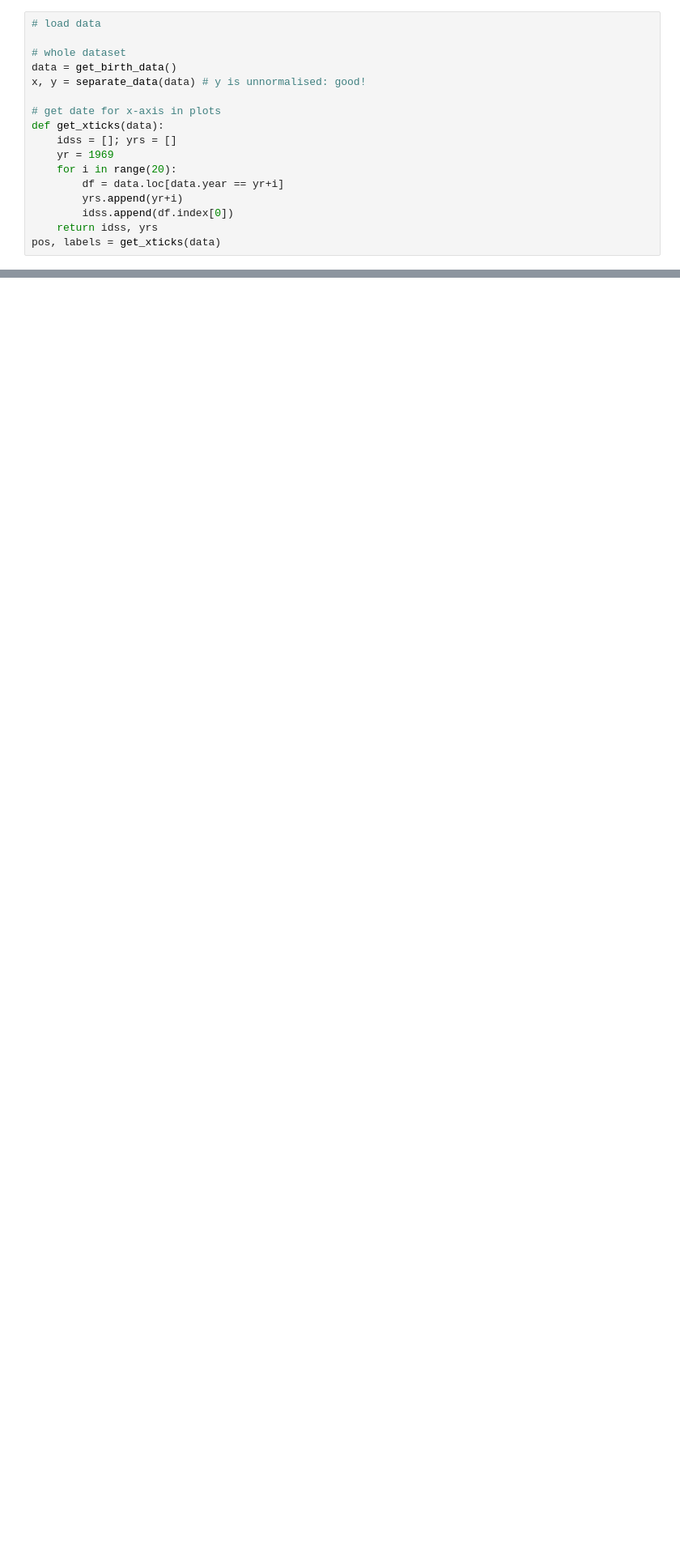
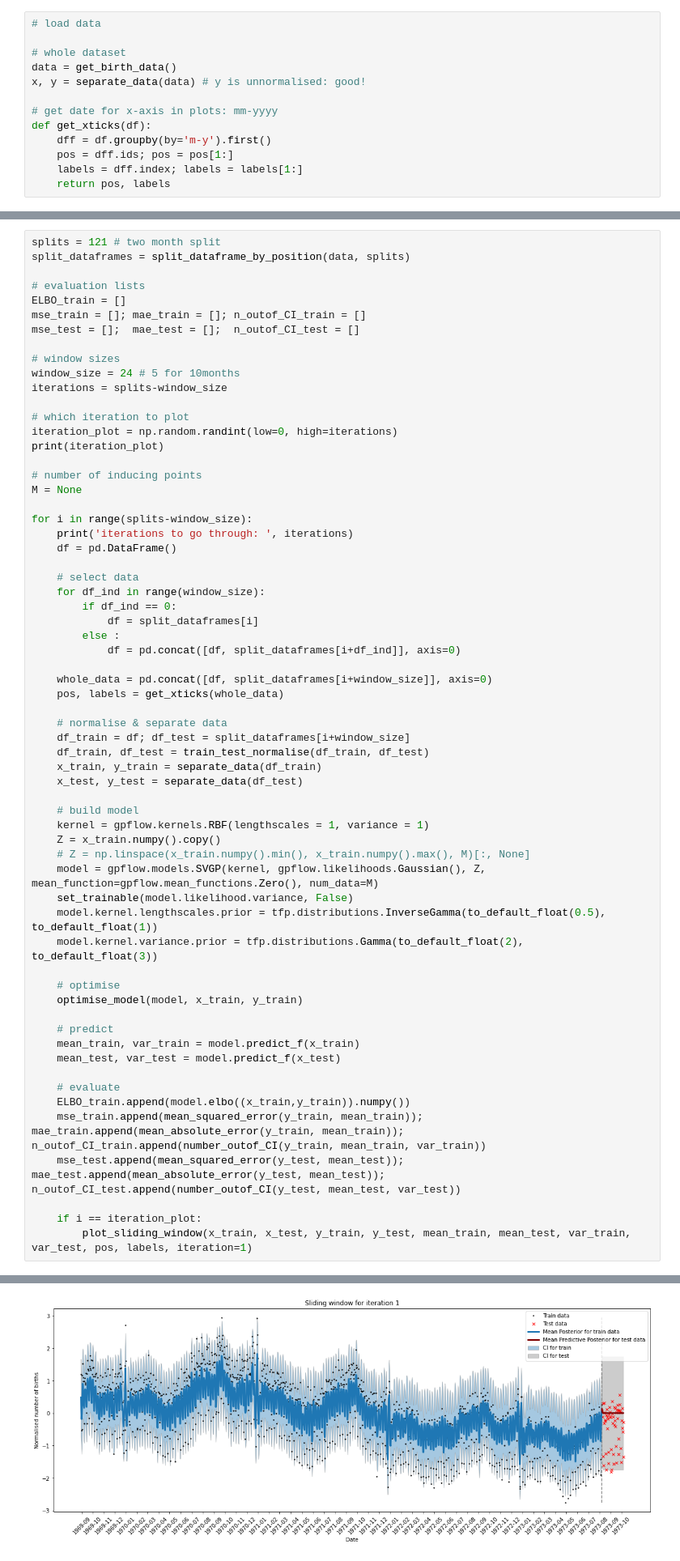
Before and after one commit to CristinaNogRod/GaussianProcesses-TimeSeries, a Jupyter notebook: notebooks/GPFlow/basic_VGP_slidingWindow.ipynb, the cells around one changed output, grey strips where cells are left out. Shown at 81% size. Drawn from its saved outputs; the diff is of its cells as text; blank space fills up the shorter version.

Commit message:
sliding window working for basic svgp

```diff
--- a/notebooks/GPFlow/basic_VGP_slidingWindow.ipynb
+++ b/notebooks/GPFlow/basic_VGP_slidingWindow.ipynb
@@ -25,13 +30,9 @@ from useful_fun import plot_distribution, percentage_outof_CI
 data = get_birth_data()
 x, y = separate_data(data) # y is unnormalised: good!
 
-# get date for x-axis in plots
-def get_xticks(data):
-    idss = []; yrs = []
-    yr = 1969
-    for i in range(20):
-        df = data.loc[data.year == yr+i]
-        yrs.append(yr+i)
-        idss.append(df.index[0])
-    return idss, yrs
-pos, labels = get_xticks(data)
+# get date for x-axis in plots: mm-yyyy
+def get_xticks(df):
+    dff = df.groupby(by='m-y').first()
+    pos = dff.ids; pos = pos[1:]
+    labels = dff.index; labels = labels[1:]
+    return pos, labels
@@ -203,0 +98,64 @@ percentage out of CI (train, test):  6.630158419714453 11.861313868613138
+# %%
+splits = 121 # two month split
+split_dataframes = split_dataframe_by_position(data, splits)
+
+# evaluation lists
+ELBO_train = []
+mse_train = []; mae_train = []; n_outof_CI_train = []
+mse_test = [];  mae_test = [];  n_outof_CI_test = []
+
+# window sizes
+window_size = 24 # 5 for 10months
+iterations = splits-window_size
+
+# which iteration to plot
+iteration_plot = np.random.randint(low=0, high=iterations)
+print(iteration_plot)
+
+# number of inducing points
+M = None
+
+for i in range(splits-window_size):
+    print('iterations to go through: ', iterations)
+    df = pd.DataFrame()
+
+    # select data
+    for df_ind in range(window_size):
+        if df_ind == 0:
+            df = split_dataframes[i]
+        else :
+            df = pd.concat([df, split_dataframes[i+df_ind]], axis=0)
+
+    whole_data = pd.concat([df, split_dataframes[i+window_size]], axis=0)
+    pos, labels = get_xticks(whole_data)
+
+    # normalise & separate data
+    df_train = df; df_test = split_dataframes[i+window_size]
+    df_train, df_test = train_test_normalise(df_train, df_test)
+    x_train, y_train = separate_data(df_train)
+    x_test, y_test = separate_data(df_test)
+
+    # build model
+    kernel = gpflow.kernels.RBF(lengthscales = 1, variance = 1)
+    Z = x_train.numpy().copy()
+    # Z = np.linspace(x_train.numpy().min(), x_train.numpy().max(), M)[:, None]
+    model = gpflow.models.SVGP(kernel, gpflow.likelihoods.Gaussian(), Z, mean_function=gpflow.mean_functions.Zero(), num_data=M)
+    set_trainable(model.likelihood.variance, False)
+    model.kernel.lengthscales.prior = tfp.distributions.InverseGamma(to_default_float(0.5), to_default_float(1))
+    model.kernel.variance.prior = tfp.distributions.Gamma(to_default_float(2), to_default_float(3))
+
+    # optimise
+    optimise_model(model, x_train, y_train)
+
+    # predict
+    mean_train, var_train = model.predict_f(x_train)
+    mean_test, var_test = model.predict_f(x_test)
+
+    # evaluate
+    ELBO_train.append(model.elbo((x_train,y_train)).numpy())
+    mse_train.append(mean_squared_error(y_train, mean_train)); mae_train.append(mean_absolute_error(y_train, mean_train)); n_outof_CI_train.append(number_outof_CI(y_train, mean_train, var_train))
+    mse_test.append(mean_squared_error(y_test, mean_test)); mae_test.append(mean_absolute_error(y_test, mean_test)); n_outof_CI_test.append(number_outof_CI(y_test, mean_test, var_test))
+
+    if i == iteration_plot:
+        plot_sliding_window(x_train, x_test, y_train, y_test, mean_train, mean_test, var_train, var_test, pos, labels, iteration=1)
+# %% [output]
@@ -203,0 +170 @@ percentage out of CI (train, test):  6.630158419714453 11.861313868613138
+[figure, added]
```
Also changed, not shown: parts of 8 cells of this notebook, 2 other files.
